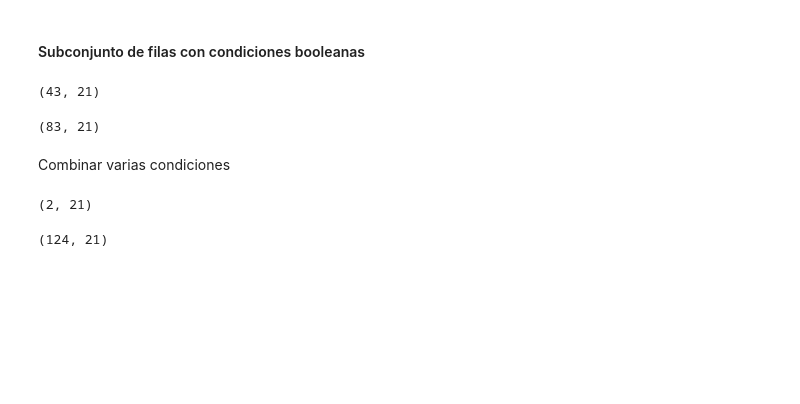
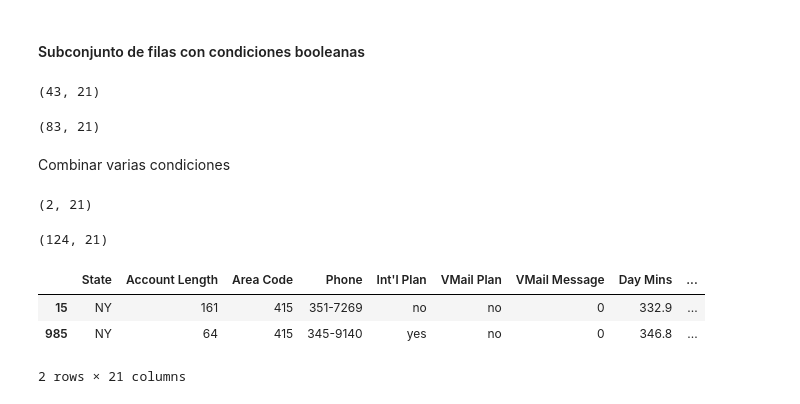
Before and after one commit to SPoVi/DataScience_Python, a Jupyter notebook: notebooks/T2 - Data Cleaning/T2 - 1 - Data Cleaning - Data Wrangling - Jupyter.ipynb, the cells around one changed output. Saved outputs shown, nothing was run; the diff lists cells and outputs as text; code cells hidden in the pictures; blank space fills up the shorter version.

```diff
--- a/notebooks/T2 - Data Cleaning/T2 - 1 - Data Cleaning - Data Wrangling - Jupyter.ipynb
+++ b/notebooks/T2 - Data Cleaning/T2 - 1 - Data Cleaning - Data Wrangling - Jupyter.ipynb
@@ -206,3 +206,10 @@ data4 = data[(data["Day Mins"] > 300) | (data["State"] == "NY")]
 data4.shape
 # %% [output]
 (124, 21)
+# %%
+data3
+# %% [output]
+|  | State | Account Length | Area Code | Phone | Int'l Plan | VMail Plan | VMail Message | Day Mins | ... |
+| 15 | NY | 161 | 415 | 351-7269 | no | no | 0 | 332.9 | ... |
+| 985 | NY | 64 | 415 | 345-9140 | yes | no | 0 | 346.8 | ... |
+2 rows × 21 columns
```
Also changed, not shown: parts of 28 cells of this notebook.
